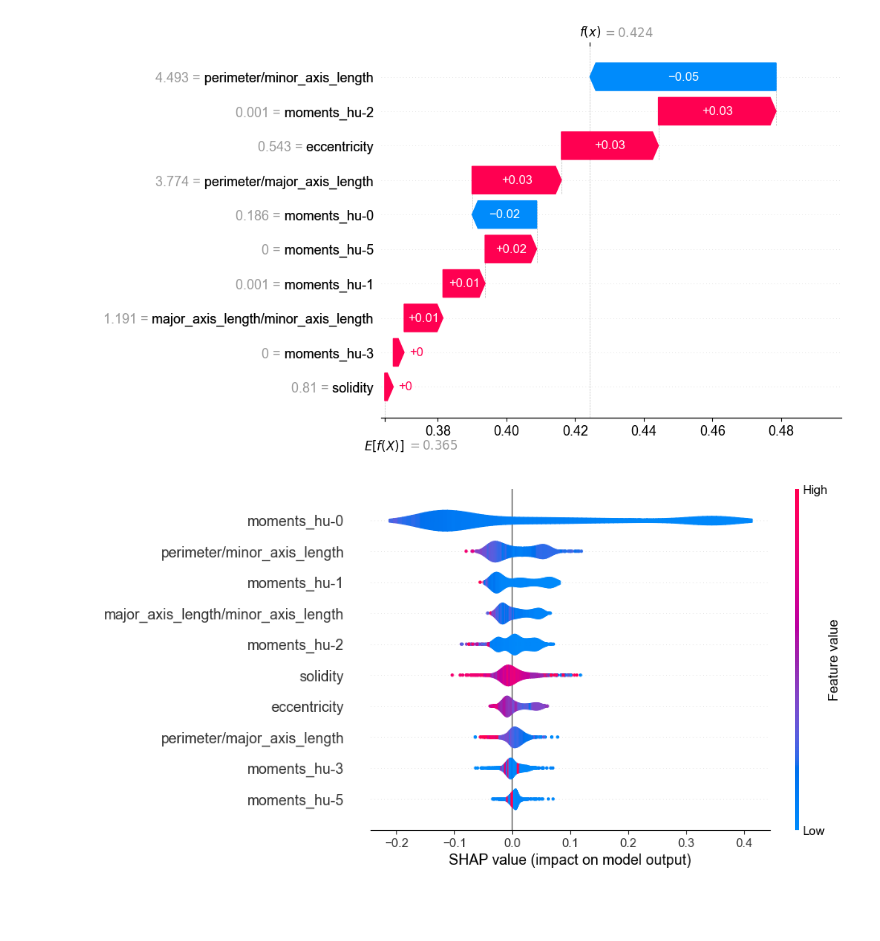
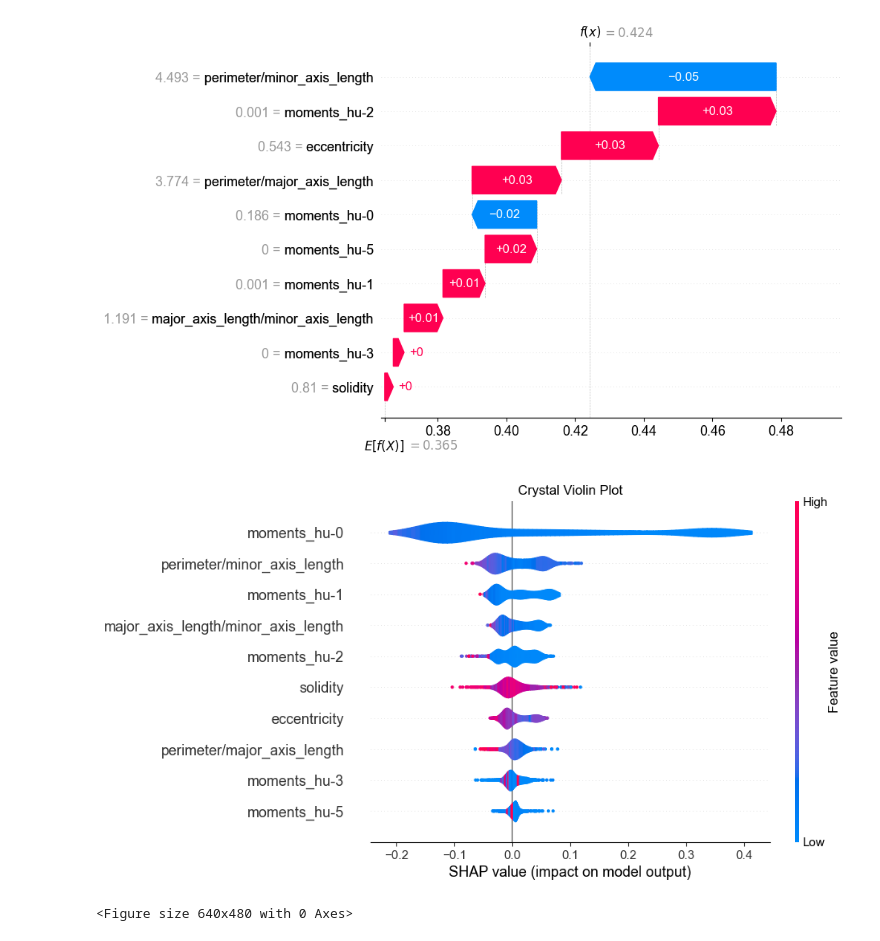
Before and after one commit to jepietryga/colloidalcrystal_ml, a Jupyter notebook: ManuscriptFigures/S1_FeatureEngineering_FeatureImportance/shap_analysis.ipynb, the cells around one changed output. Drawn from its saved outputs; the diff is of its cells as text; code cells hidden in the pictures; blank space fills up the shorter version.

```diff
--- a/ManuscriptFigures/S1_FeatureEngineering_FeatureImportance/shap_analysis.ipynb
+++ b/ManuscriptFigures/S1_FeatureEngineering_FeatureImportance/shap_analysis.ipynb
@@ -68,7 +99,11 @@ shap.plots.waterfall(shap_values[0,:,2]) # Multicrystal
 [figure]
 [figure]
 # %%
-shap.plots.violin(shap_values[:,:,0]) # Crystal
+shap.plots.violin(shap_values[:,:,0],show=False) # Crystal
+plt.title("Crystal Violin Plot")
+plt.show()
+plt.savefig("S1_Shapley_Crystal.png")
 # %% [output]
-[figure, old version]
+[figure, new version]
+<Figure size 640x480 with 0 Axes>
 # %%
```
Also changed, not shown: parts of 8 cells of this notebook, 1 other file.
